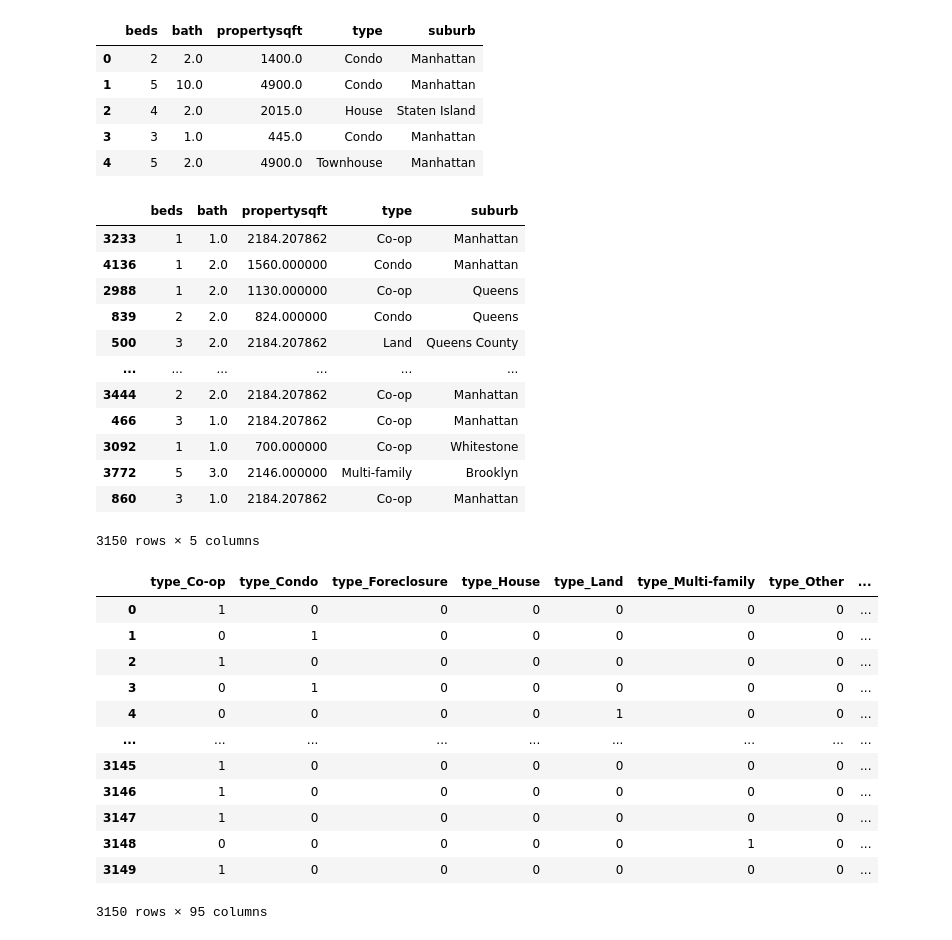
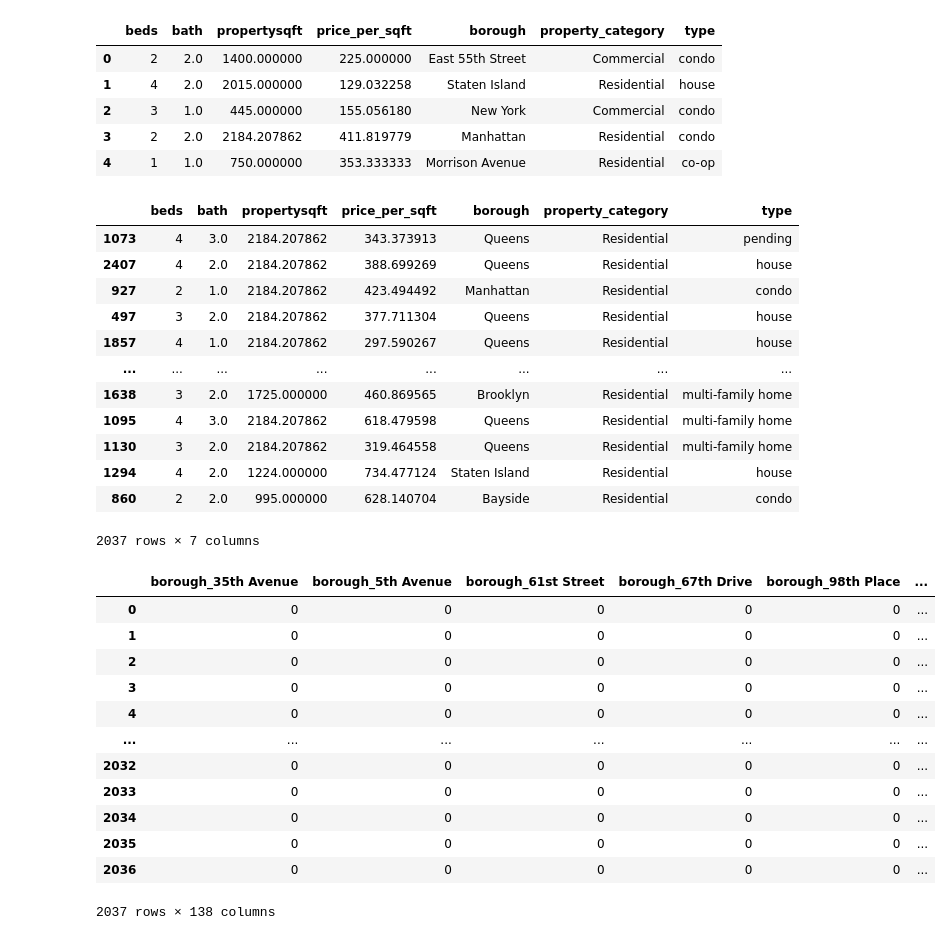
Before and after one commit to avineets87/housing-price-analysis, a Jupyter notebook: model_experimentation.ipynb, the cells around one changed output. Drawn from its saved outputs; the diff is of its cells as text; code cells hidden in the pictures.

Commit message:
Improved Data

```diff
--- a/model_experimentation.ipynb
+++ b/model_experimentation.ipynb
@@ -5,7 +5,7 @@ from sklearn.model_selection import train_test_split
 from sklearn.linear_model import LinearRegression
 from sklearn.metrics import mean_squared_error, r2_score
 
-df = pd.read_csv('./resources/cleaned_data.csv')
+df = pd.read_csv('./resources/Cleaned_data_without_outliers.csv')
 
 # Display the first few rows of the dataframe
 df.head()
@@ -30,6 +32,6 @@ suburb           object
 dtype: object
 # %%
-select_features = ["beds", "bath", "propertysqft", "type", "suburb"]
+select_features = ["beds", "bath", "propertysqft","price_per_sqft","borough","property_category", "type"]
 
 # Create another variable X_sel with only the columns
 # in the "select_features" list
@@ -37,54 +39,55 @@ select_features = ["beds", "bath", "propertysqft", "type", "suburb"]
 X_sel = df[select_features]
 X_sel.head()
 # %% [output]
-|  | beds | bath | propertysqft | type | suburb |
-| 0 | 2 | 2.0 | 1400.0 | Condo | Manhattan |
-| 1 | 5 | 10.0 | 4900.0 | Condo | Manhattan |
-| 2 | 4 | 2.0 | 2015.0 | House | Staten Island |
-| 3 | 3 | 1.0 | 445.0 | Condo | Manhattan |
-| 4 | 5 | 2.0 | 4900.0 | Townhouse | Manhattan |
+|  | beds | bath | propertysqft | price_per_sqft | borough | property_category | type |
+| 0 | 2 | 2.0 | 1400.000000 | 225.000000 | East 55th Street | Commercial | condo |
+| 1 | 4 | 2.0 | 2015.000000 | 129.032258 | Staten Island | Residential | house |
+| 2 | 3 | 1.0 | 445.000000 | 155.056180 | New York | Commercial | condo |
+| 3 | 2 | 2.0 | 2184.207862 | 411.819779 | Manhattan | Residential | condo |
+| 4 | 1 | 1.0 | 750.000000 | 353.333333 | Morrison Avenue | Residential | co-op |
 # %%
 # Set the target variable y
 y = df["price"].values.reshape(-1, 1)
 # %%
 # Split the data into X_train, X_test, y_train, y_test
-X_train, X_test, y_train, y_test = train_test_split(X, y, random_state=42)
+X_train, X_test, y_train, y_test = train_test_split(X_sel, y, random_state=42)
 # %%
 # Display X_train
 X_train
 # %% [output]
-|  | beds | bath | propertysqft | type | suburb |
-| 3233 | 1 | 1.0 | 2184.207862 | Co-op | Manhattan |
-| 4136 | 1 | 2.0 | 1560.000000 | Condo | Manhattan |
-| 2988 | 1 | 2.0 | 1130.000000 | Co-op | Queens |
-| 839 | 2 | 2.0 | 824.000000 | Condo | Queens |
-| 500 | 3 | 2.0 | 2184.207862 | Land | Queens County |
-| ... | ... | ... | ... | ... | ... |
-| 3444 | 2 | 2.0 | 2184.207862 | Co-op | Manhattan |
-| 466 | 3 | 1.0 | 2184.207862 | Co-op | Manhattan |
-| 3092 | 1 | 1.0 | 700.000000 | Co-op | Whitestone |
-| 3772 | 5 | 3.0 | 2146.000000 | Multi-family | Brooklyn |
-| 860 | 3 | 1.0 | 2184.207862 | Co-op | Manhattan |
+|  | beds | bath | propertysqft | price_per_sqft | borough | property_category | type |
+| 1073 | 4 | 3.0 | 2184.207862 | 343.373913 | Queens | Residential | pending |
+| 2407 | 4 | 2.0 | 2184.207862 | 388.699269 | Queens | Residential | house |
+| 927 | 2 | 1.0 | 2184.207862 | 423.494492 | Manhattan | Residential | condo |
+| 497 | 3 | 2.0 | 2184.207862 | 377.711304 | Queens | Residential | house |
+| 1857 | 4 | 1.0 | 2184.207862 | 297.590267 | Queens | Residential | house |
+| ... | ... | ... | ... | ... | ... | ... | ... |
+| 1638 | 3 | 2.0 | 1725.000000 | 460.869565 | Brooklyn | Residential | multi-family home |
+| 1095 | 4 | 3.0 | 2184.207862 | 618.479598 | Queens | Residential | multi-family home |
+| 1130 | 3 | 2.0 | 2184.207862 | 319.464558 | Queens | Residential | multi-family home |
+| 1294 | 4 | 2.0 | 1224.000000 | 734.477124 | Staten Island | Residential | house |
+| 860 | 2 | 2.0 | 995.000000 | 628.140704 | Bayside | Residential | condo |
-3150 rows × 5 columns
+2037 rows × 7 columns
 # %%
+from sklearn.preprocessing import OneHotEncoder
+
 # Use a OneHotEncoder to convert the training data to numerical values
 ohe = OneHotEncoder(handle_unknown='ignore', sparse_output=False, dtype='int')
-# ohe.fit(X_train['type','suburb'])
-X_train_encoded = pd.DataFrame(data=ohe.fit_transform(X_train[['type','suburb']]), columns=ohe.get_feature_names_out())
+X_train_encoded = pd.DataFrame(data=ohe.fit_transform(X_train[['borough','property_category','type']]), columns=ohe.get_feature_names_out())
 X_train_encoded
 # %% [output]
-|  | type_Co-op | type_Condo | type_Foreclosure | type_House | type_Land | type_Multi-family | type_Other | ... |
-| 0 | 1 | 0 | 0 | 0 | 0 | 0 | 0 | ... |
-| 1 | 0 | 1 | 0 | 0 | 0 | 0 | 0 | ... |
-| 2 | 1 | 0 | 0 | 0 | 0 | 0 | 0 | ... |
-| 3 | 0 | 1 | 0 | 0 | 0 | 0 | 0 | ... |
-| 4 | 0 | 0 | 0 | 0 | 1 | 0 | 0 | ... |
-| ... | ... | ... | ... | ... | ... | ... | ... | ... |
-| 3145 | 1 | 0 | 0 | 0 | 0 | 0 | 0 | ... |
-| 3146 | 1 | 0 | 0 | 0 | 0 | 0 | 0 | ... |
-| 3147 | 1 | 0 | 0 | 0 | 0 | 0 | 0 | ... |
-| 3148 | 0 | 0 | 0 | 0 | 0 | 1 | 0 | ... |
-| 3149 | 1 | 0 | 0 | 0 | 0 | 0 | 0 | ... |
+|  | borough_35th Avenue | borough_5th Avenue | borough_61st Street | borough_67th Drive | borough_98th Place | ... |
+| 0 | 0 | 0 | 0 | 0 | 0 | ... |
+| 1 | 0 | 0 | 0 | 0 | 0 | ... |
+| 2 | 0 | 0 | 0 | 0 | 0 | ... |
+| 3 | 0 | 0 | 0 | 0 | 0 | ... |
+| 4 | 0 | 0 | 0 | 0 | 0 | ... |
+| ... | ... | ... | ... | ... | ... | ... |
+| 2032 | 0 | 0 | 0 | 0 | 0 | ... |
+| 2033 | 0 | 0 | 0 | 0 | 0 | ... |
+| 2034 | 0 | 0 | 0 | 0 | 0 | ... |
+| 2035 | 0 | 0 | 0 | 0 | 0 | ... |
+| 2036 | 0 | 0 | 0 | 0 | 0 | ... |
-3150 rows × 95 columns
+2037 rows × 138 columns
 # %%
 # Encode the test data
```
Also changed, not shown: parts of 9 cells of this notebook, 2 other files.
